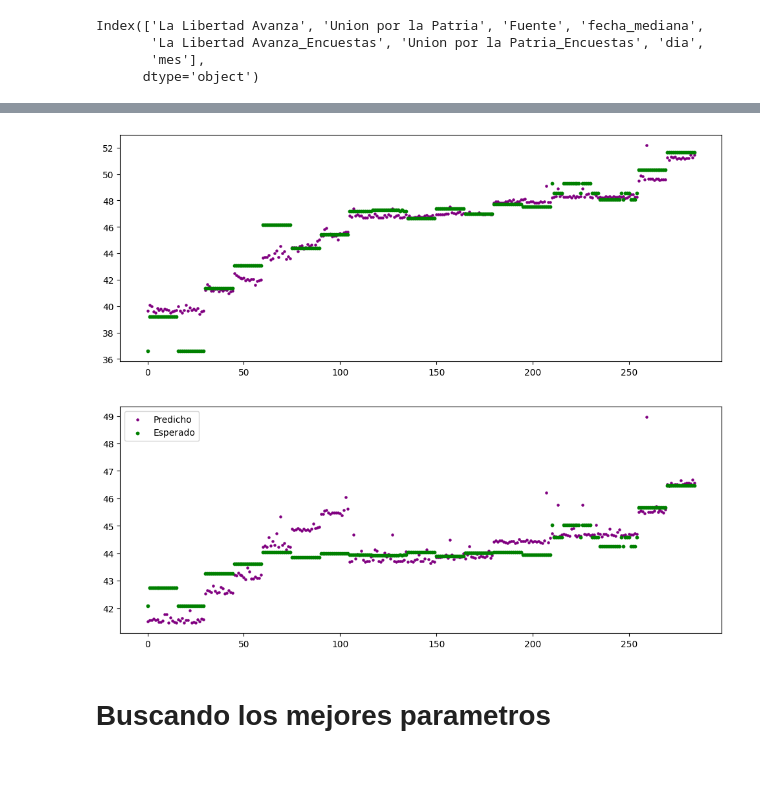
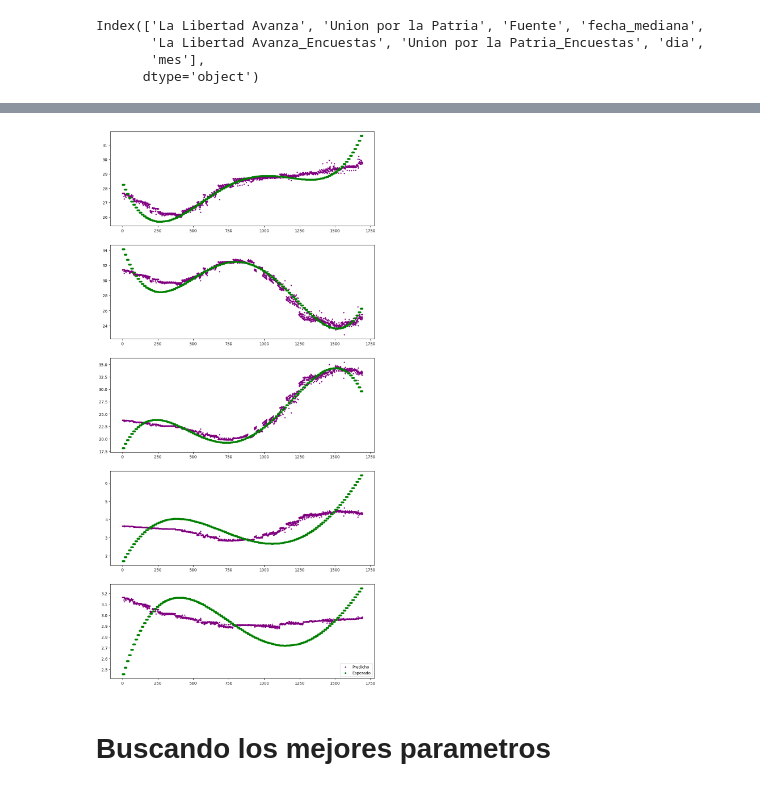
Before and after one commit to 0sc4rL0pez/elecciones2023-arg, a Jupyter notebook: Elecciones + IA/modeling/optimizing.ipynb, the cells around one changed output, grey strips where cells are left out. Saved outputs shown, nothing was run; the diff lists cells and outputs as text; code cells hidden in the pictures.

```diff
--- a/Elecciones + IA/modeling/optimizing.ipynb
+++ b/Elecciones + IA/modeling/optimizing.ipynb
@@ -131,7 +129,7 @@ def entrenarRNN(datos, split_training, learning_rate,ciclos):
 
 
     #GRAFIQUEMOS
-    nro_partidos=2
+    nro_partidos=5
     fig, ax = plt.subplots(nro_partidos,1,figsize=(12,5*nro_partidos))
     x = datos.loc[:,x_cols]
     y = datos.loc[:,y_cols]
@@ -145,5 +143,5 @@ def entrenarRNN(datos, split_training, learning_rate,ciclos):
     plt.legend()
     return model
 # %%
-model= entrenarRNN(data_ballotaje_poly,0.3,0.0005,300)
+model= entrenarRNN(data_encuestas_poly,0.3,0.005,300)
 # %% [output]
@@ -167,4 +165,4 @@ Epoch 300/300
-[figure, old version]
+[figure, new version]
 # %% [markdown]
 # Buscando los mejores parametros
 # %%
```
Also changed, not shown: parts of 11 cells of this notebook.
